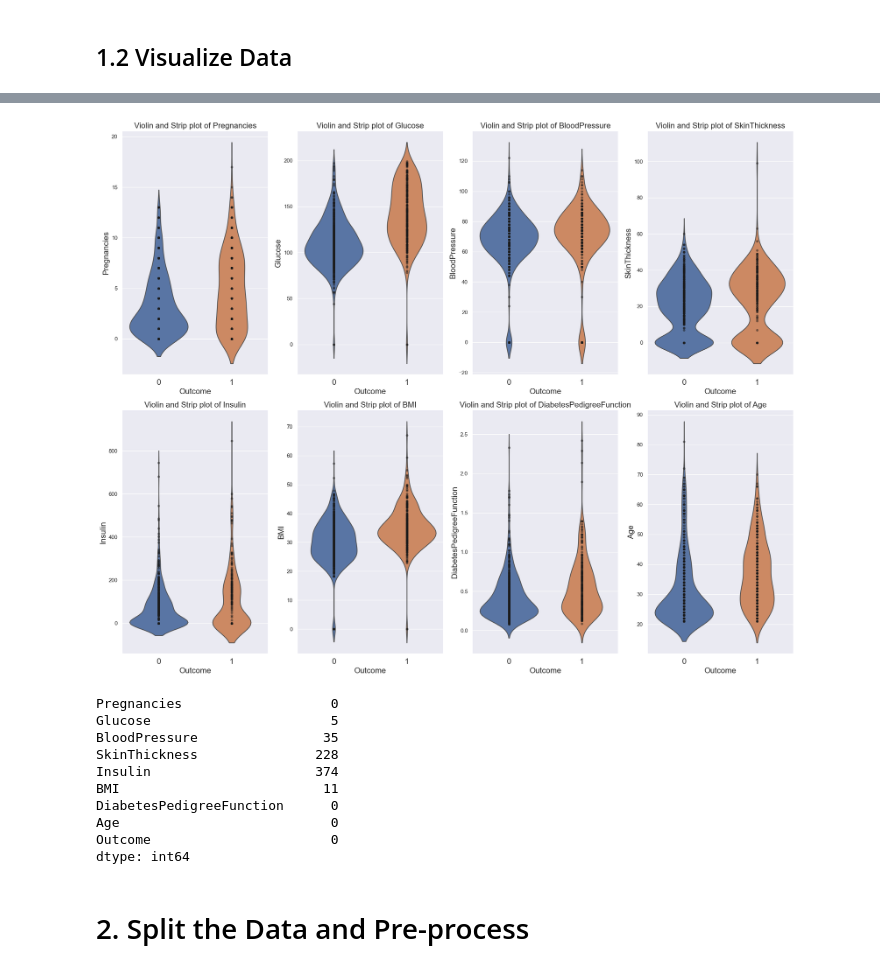
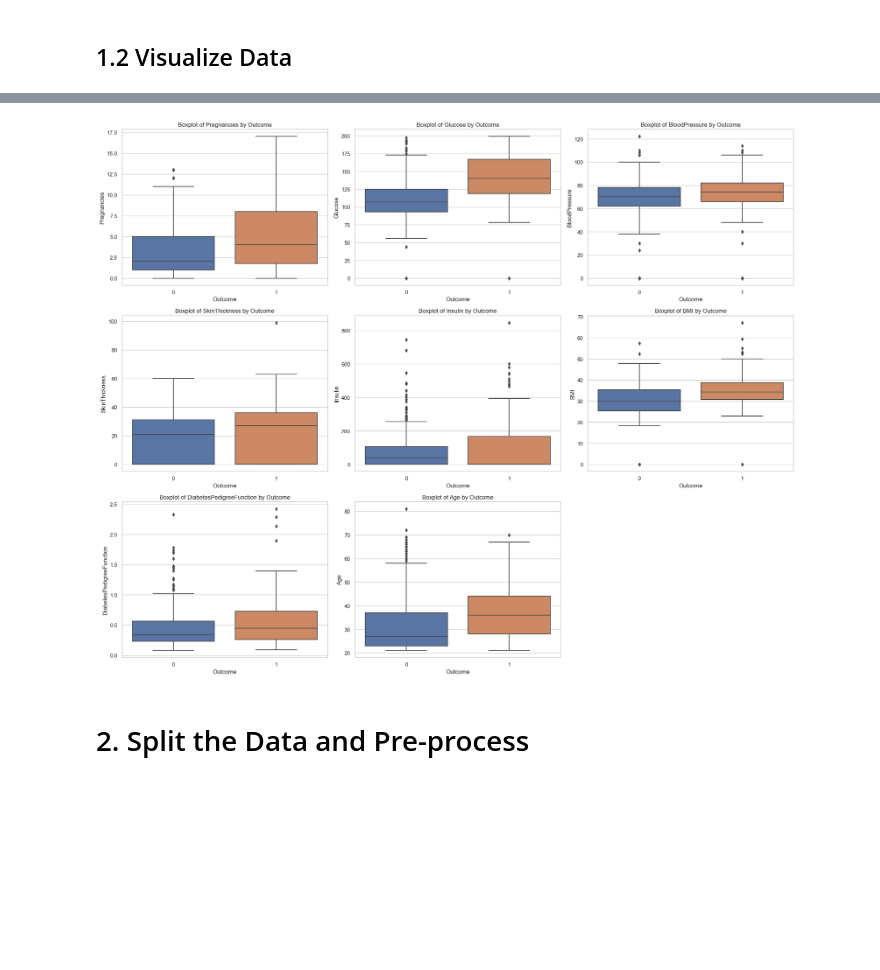
Before and after one commit to CCFranken/DFL-Ass1, a Jupyter notebook: A1_a1902621_2024.ipynb, the cells around one changed output, grey strips where cells are left out. Saved outputs shown, nothing was run; the diff lists cells and outputs as text; code cells hidden in the pictures; blank space fills up the shorter version.

```diff
--- a/A1_a1902621_2024.ipynb
+++ b/A1_a1902621_2024.ipynb
@@ -73,44 +43,17 @@ plt.show()
-# %%
-feature_columns = features.columns
-
-fig, axes = plt.subplots(2, 4, figsize=(20, 16))
-axes = axes.flatten()
-sns.set(font_scale=1, style='whitegrid')
-
-# Create a violin plot with a strip plot for each feature
-for i, feature in enumerate(feature_columns):
-    sns.stripplot(ax=axes[i], x=labels, y=features[feature], color='k', alpha=0.5, jitter=False)
-    sns.violinplot(ax=axes[i], x=labels, y=features[feature], inner=None)
-    axes[i].set_title(f'Violin and Strip plot of {feature}', fontsize=16)
-    axes[i].set_xlabel('Outcome', fontsize=16)
-    axes[i].set_ylabel(feature, fontsize=16)
-    axes[i].tick_params(axis='x', labelsize=16)
-
-plt.tight_layout()
-plt.show()
-# %% [output]
-[figure, removed]
-# %%
-filtered_data = diabetes_data.copy()
-
-filtered_data.loc[filtered_data['Glucose'] == 0, 'Glucose'] = np.nan
-filtered_data.loc[filtered_data['BloodPressure'] == 0, 'BloodPressure'] = np.nan
-filtered_data.loc[filtered_data['BMI'] == 0, 'BMI'] = np.nan
-filtered_data.loc[(filtered_data['Insulin'] == 0), 'Insulin'] = np.nan
-filtered_data.loc[(filtered_data['SkinThickness'] == 0) | (filtered_data['SkinThickness'] > 75), 'SkinThickness'] = np.nan
-
-print(filtered_data.isna().sum())
-# %% [output]
-Pregnancies                   0
-Glucose                       5
-BloodPressure                35
-SkinThickness               228
-Insulin                     374
-BMI                          11
-DiabetesPedigreeFunction      0
-Age                           0
-Outcome                       0
-dtype: int64
+# %%
+
+
+# 3. 每个特征按 Outcome 分组的箱线图
+features = diabetes_data.columns[:-1]
+plt.figure(figsize=(20, 16))
+for i, feature in enumerate(features):
+    plt.subplot(3, 3, i + 1)
+    sns.boxplot(x='Outcome', y=feature, data=diabetes_data)
+    plt.title(f'Boxplot of {feature} by Outcome')
+plt.tight_layout()
+plt.show()
+# %% [output]
+[figure, added]
 # %% [markdown]
 # 2. Split the Data and Pre-process
 # %% [markdown]
```
Also changed, not shown: parts of 15 cells of this notebook.
